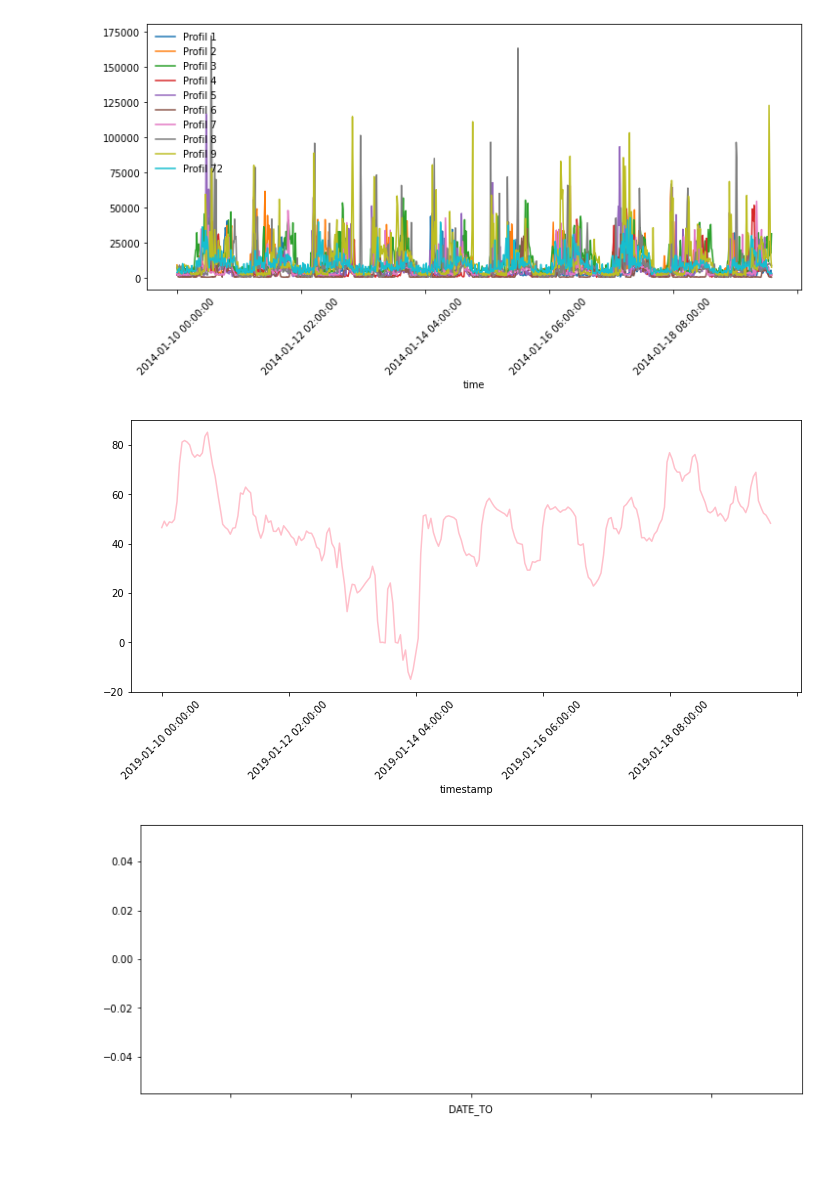
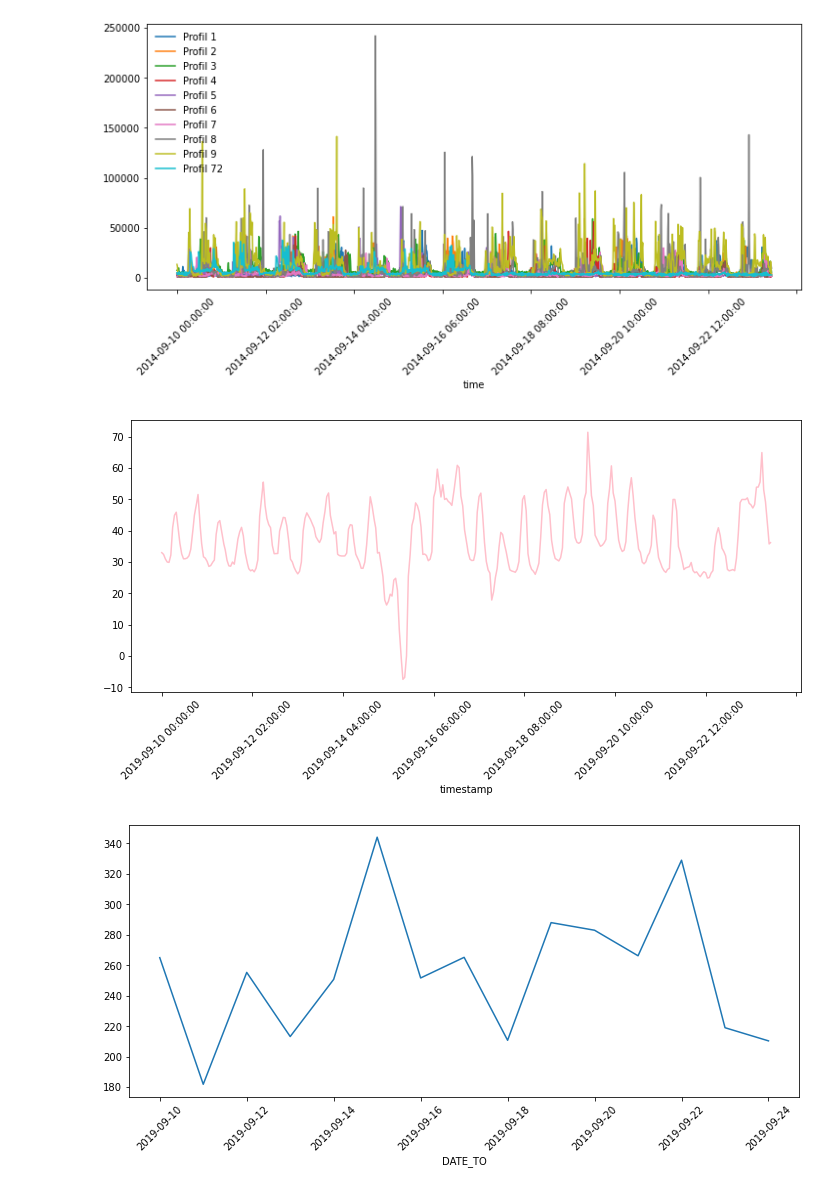
Before and after one commit to remedeiw/remedeiwmaster, a Jupyter notebook: example20200327.ipynb, the cells around one changed output. Cells and saved outputs as stored; diff of their text form; code cells hidden in the pictures; blank space fills up the shorter version.

```diff
--- a/example20200327.ipynb
+++ b/example20200327.ipynb
@@ -2,7 +2,7 @@
 import Functions as func
 import pandas as pd
 # %%
-datafcr, dataafrr, datamfrr, datalastprofile, pvdata, pricedata = func.getdata('01-10','01-20')
+datafcr, dataafrr, datamfrr, datalastprofile, pvdata, pricedata = func.getdata('09-10','09-24')
 func.plotdataframecontrolenergy(dataafrr, 'POS')
 func.plotdataframecontrolenergy(dataafrr, 'NEG')
 func.plotpvdata(pvdata)
@@ -16,4 +16,4 @@ func.plotprimecontroldata(datafcr)
-[figure, old version]
+[figure, new version]
-[figure, old version]
+[figure, new version]
-[figure, old version]
+[figure, new version]
 # %%
```
Also changed, not shown: parts of 4 cells of this notebook, 3 other files.
